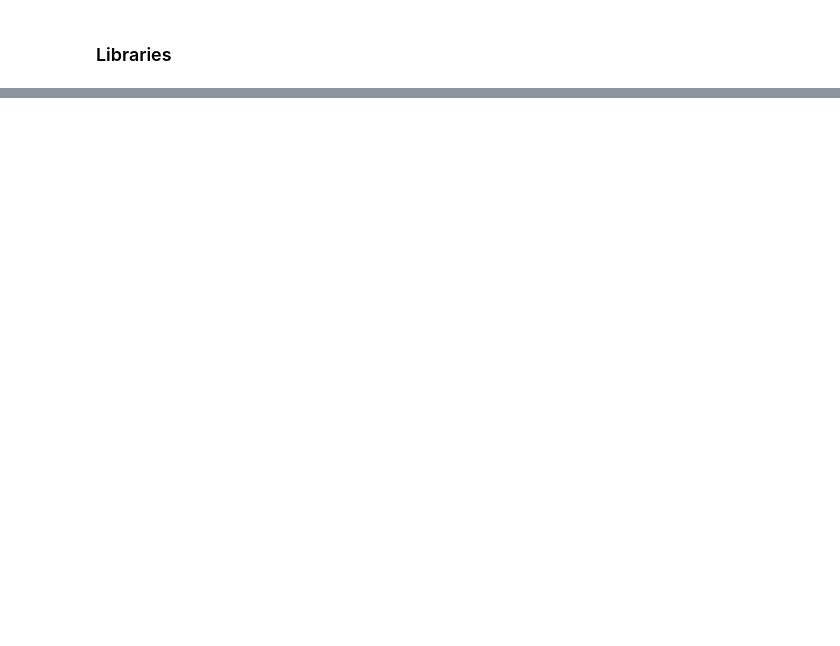
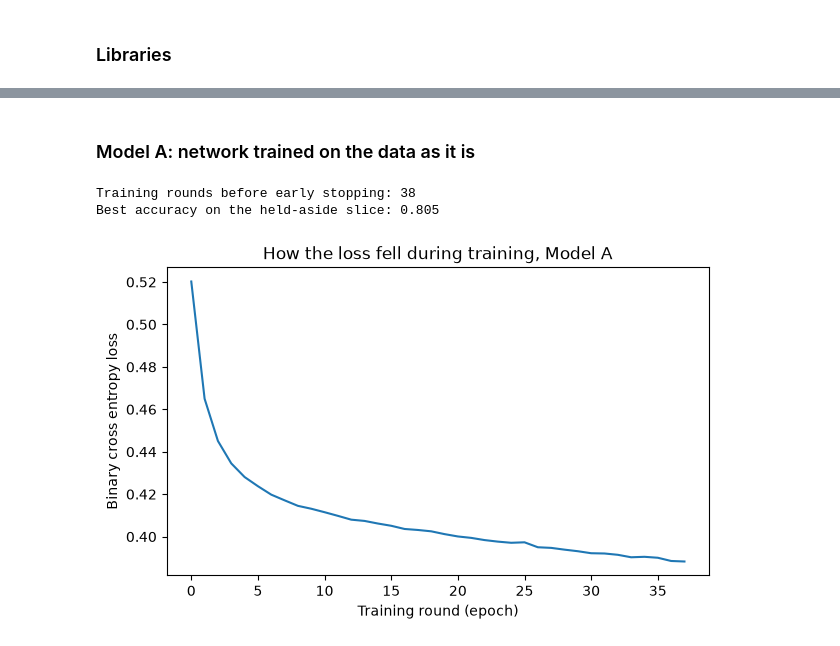
Before and after one commit to Jonathansl17/jarvis, a Jupyter notebook: telecom_churn_classification/telecom_churn_classification.ipynb, the cells around one changed output, grey strips where cells are left out. Cells and saved outputs as stored; diff of their text form; code cells hidden in the pictures; blank space fills up the shorter version.

```diff
--- a/telecom_churn_classification/telecom_churn_classification.ipynb
+++ b/telecom_churn_classification/telecom_churn_classification.ipynb
@@ -110,0 +252,13 @@ To be developed.
+# %%
+# Preparation. The identifier and the text target go, the eleven blank totals become 0,
+# and every text column becomes 0 or 1 columns, dropping the first value of each as
+# the reference the others are compared against
+TOTAL_CHARGES_FILL = 0.0
+telco['TotalCharges'] = telco['TotalCharges'].fillna(TOTAL_CHARGES_FILL)
+
+TARGET = 'churn'
+encoded = pd.get_dummies(telco.drop(columns=['customerID', 'Churn']), drop_first=True, dtype=int)
+FEATURES = [c for c in encoded.columns if c != TARGET]
+print("Number of predictors:", len(FEATURES))
+print(FEATURES)
+encoded.head()
@@ -110,0 +277,7 @@ To be developed.
+# %%
+# Stratified 75 / 25 split, so both sides keep the 26.5 percent of churn
+X = encoded[FEATURES]
+y = encoded[TARGET]
+X_train, X_test, y_train, y_test = train_test_split(X, y, test_size=0.25, random_state=RANDOM_STATE, stratify=y)
+print("Training customers:", len(X_train), "of which left:", int(y_train.sum()))
+print("Test customers:", len(X_test), "of which left:", int(y_test.sum()))
@@ -110,0 +295,25 @@ To be developed.
+# %% [markdown]
+### Model A: network trained on the data as it is
+# %%
+def build_network():
+    return Pipeline([
+        ('scale', StandardScaler()),
+        ('network', MLPClassifier(hidden_layer_sizes=(32, 16), max_iter=500,
+                                  early_stopping=True, random_state=RANDOM_STATE)),
+    ])
+
+model_plain = build_network().fit(X_train, y_train)
+network_plain = model_plain.named_steps['network']
+print("Training rounds before early stopping:", network_plain.n_iter_)
+print("Best accuracy on the held-aside slice: %.3f" % network_plain.best_validation_score_)
+
+plt.figure(figsize=(7, 4))
+plt.plot(network_plain.loss_curve_)
+plt.xlabel('Training round (epoch)')
+plt.ylabel('Binary cross entropy loss')
+plt.title('How the loss fell during training, Model A')
+plt.show()
+# %% [output]
+Training rounds before early stopping: 38
+Best accuracy on the held-aside slice: 0.805
+[figure, added]
```
Also changed, not shown: parts of 59 cells of this notebook, 1 other file.
